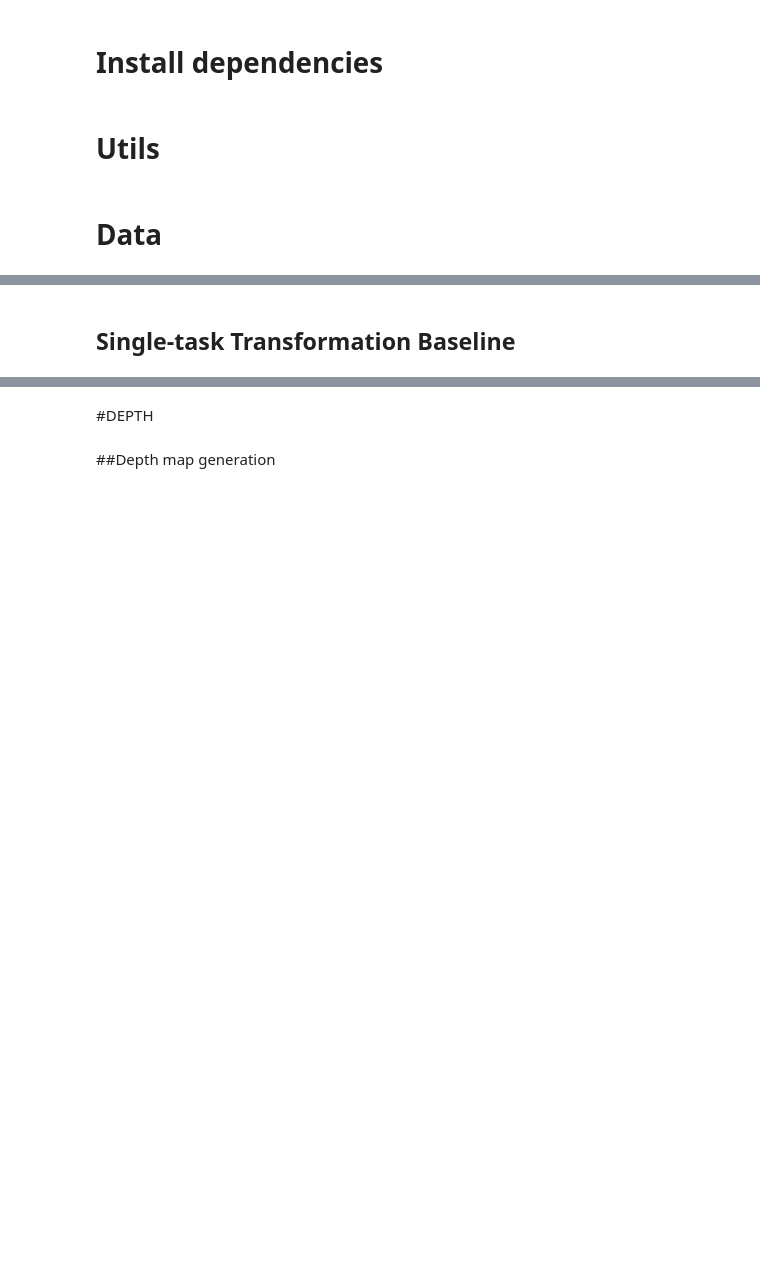
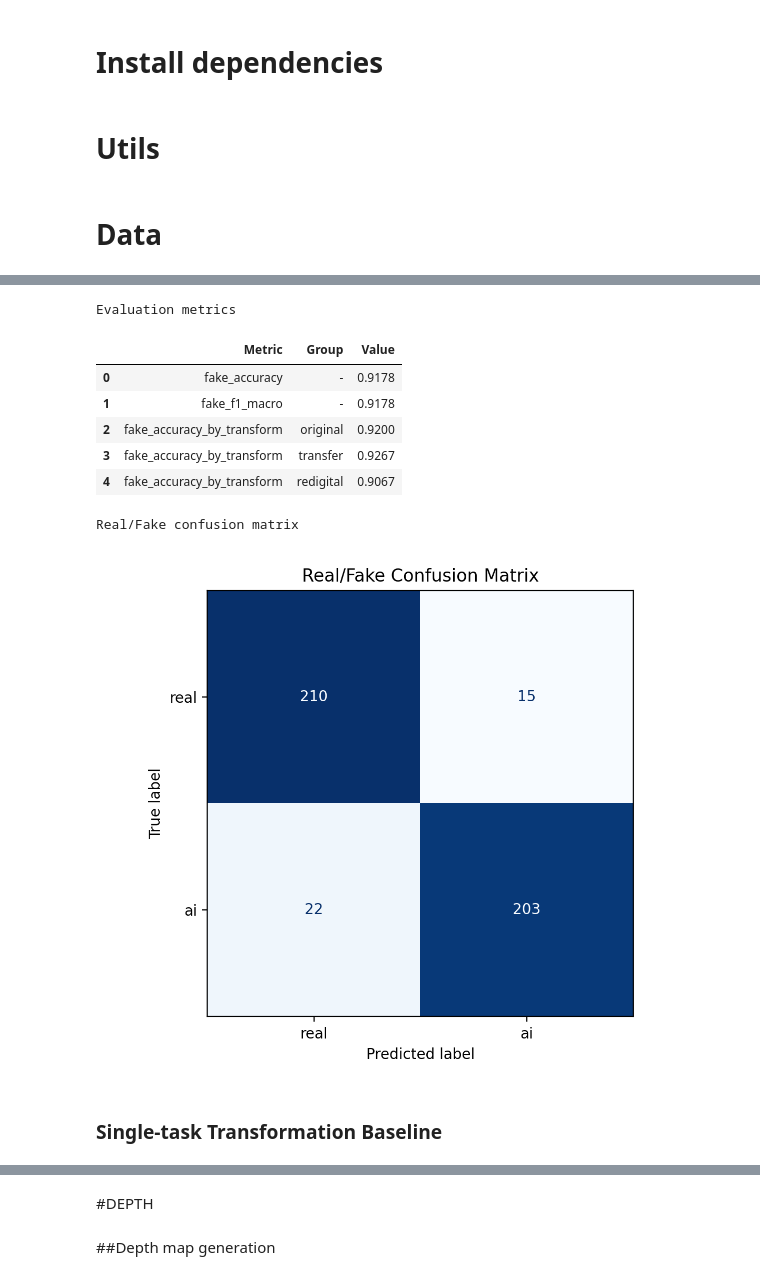
Before and after one commit to Alessandro-json/AI_PostProcessing_Detection, a Jupyter notebook: notebook.ipynb, the cells around one changed output, grey strips where cells are left out. Cells and saved outputs as stored; diff of their text form; code cells hidden in the pictures; blank space fills up the shorter version.

Commit message:
Added comparison and ablation study on RGB baseline

```diff
--- a/notebook.ipynb
+++ b/notebook.ipynb
@@ -165,5 +331,17 @@ Epoch 8/10
+# %%
+show_evaluation_outputs("results/rgb_fake")
+# %% [output]
+Evaluation metrics
+|  | Metric | Group | Value |
+| 0 | fake_accuracy | - | 0.9178 |
+| 1 | fake_f1_macro | - | 0.9178 |
+| 2 | fake_accuracy_by_transform | original | 0.9200 |
+| 3 | fake_accuracy_by_transform | transfer | 0.9267 |
+| 4 | fake_accuracy_by_transform | redigital | 0.9067 |
+Real/Fake confusion matrix
+[figure, added]
 # %% [markdown]
-## Single-task Transformation Baseline
+### Single-task Transformation Baseline
 # %%
 # Train the transformation single-task baseline.
 !python src/train_RGB.py \
```
Also changed, not shown: parts of 37 cells of this notebook.
